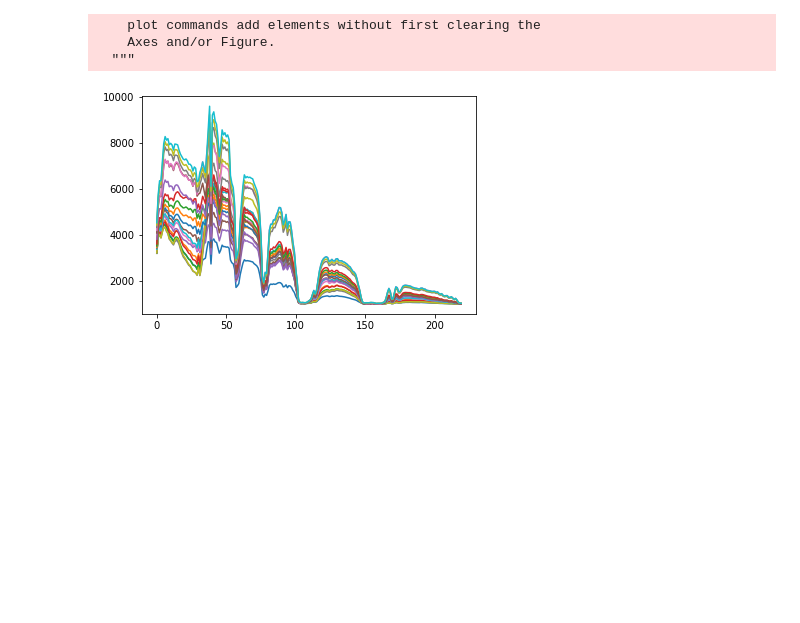
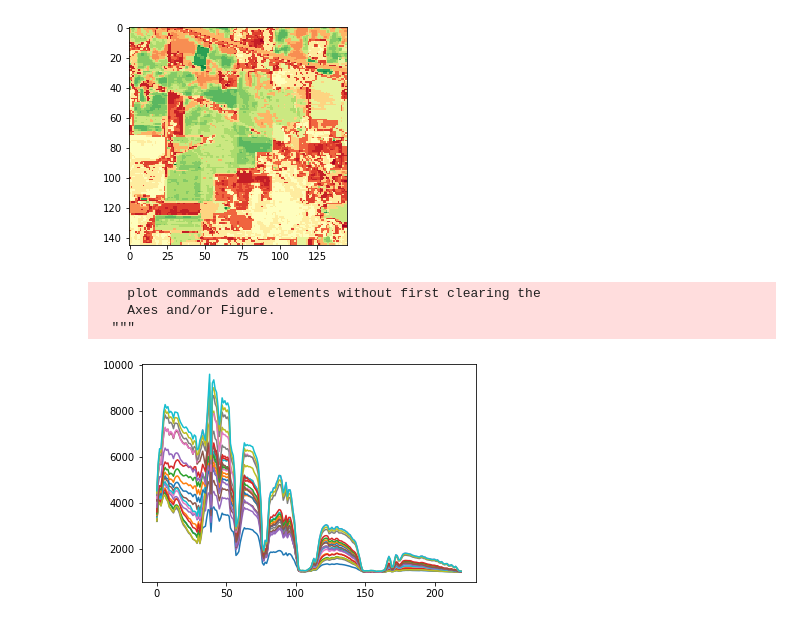
Before and after one commit to woutertrappers/spectral, a Jupyter notebook: Spectral3.ipynb, the cells around one changed output. Cells and saved outputs as stored; diff of their text form; code cells hidden in the pictures; blank space fills up the shorter version.

```diff
--- a/Spectral3.ipynb
+++ b/Spectral3.ipynb
@@ -38,3 +38,10 @@ ImageView object:
+# %%
+import matplotlib.pyplot as plt
+import matplotlib.cm as cm
+
+pt = plt.imshow(m, cmap=cm.RdYlGn)
+# %% [output]
+[figure, added]
 # %%
 import pylab
 
```
Also changed, not shown: parts of 5 cells of this notebook.
